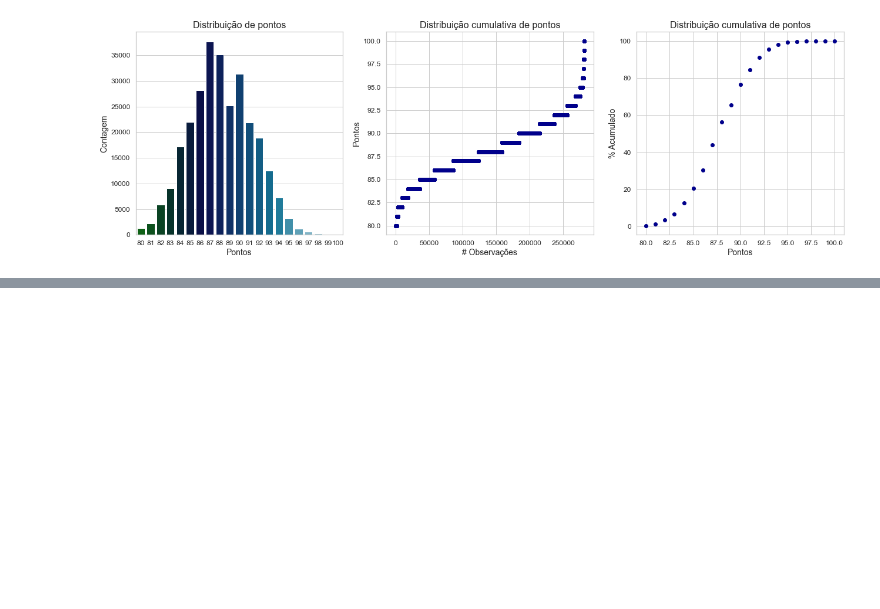
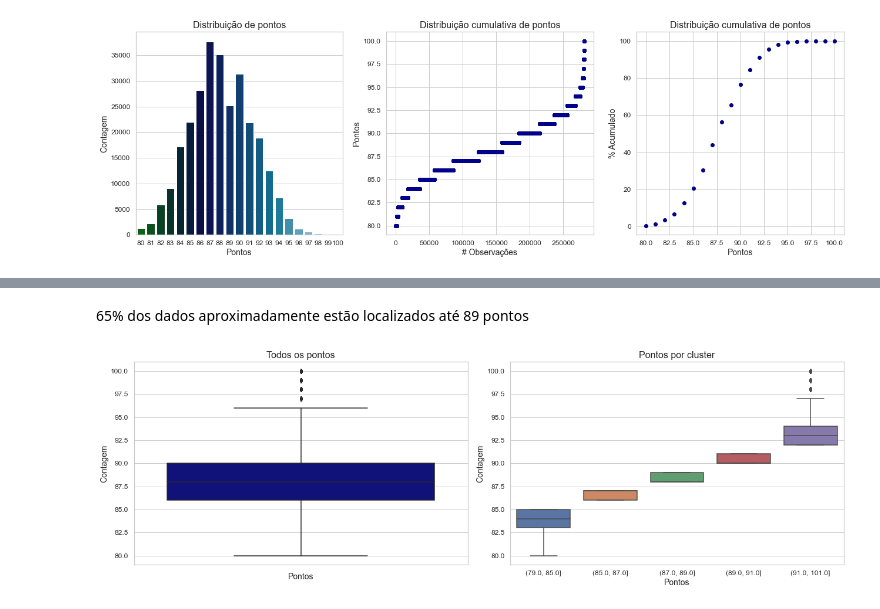
Before and after one commit to jvlopesdp/wine_recommendation, a Jupyter notebook: notebooks/2023 09 05 _Data exploratory.ipynb, the cells around one changed output, grey strips where cells are left out. Drawn from its saved outputs; the diff is of its cells as text; code cells hidden in the pictures; blank space fills up the shorter version.

```diff
--- a/notebooks/2023 09 05 _Data exploratory.ipynb
+++ b/notebooks/2023 09 05 _Data exploratory.ipynb
@@ -262,0 +300,20 @@ plt.show()
+# %% [markdown]
+65% dos dados aproximadamente estão localizados até 89 pontos
+# %%
+#Plotagem
+fig, axes = plt.subplots(nrows = 1, ncols = 2, figsize= (18,6))
+
+#Primeiro plot - histograma de pontos
+sns.boxplot(data = df, y = 'points',  ax = axes[0], color = 'darkblue')
+axes[0].set_title('Todos os pontos')
+axes[0].set_xlabel('Pontos')
+axes[0].set_ylabel('Contagem')
+
+#Segundo plot - por cluster
+sns.boxplot(data = df, y = 'points', x = 'points_cluster',  ax = axes[1])
+axes[1].set_title('Pontos por cluster')
+axes[1].set_xlabel('Pontos')
+axes[1].set_ylabel('Contagem')
+plt.tight_layout()
+# %% [output]
+[figure, added]
```
Also changed, not shown: parts of 54 cells of this notebook, 1 other file.
